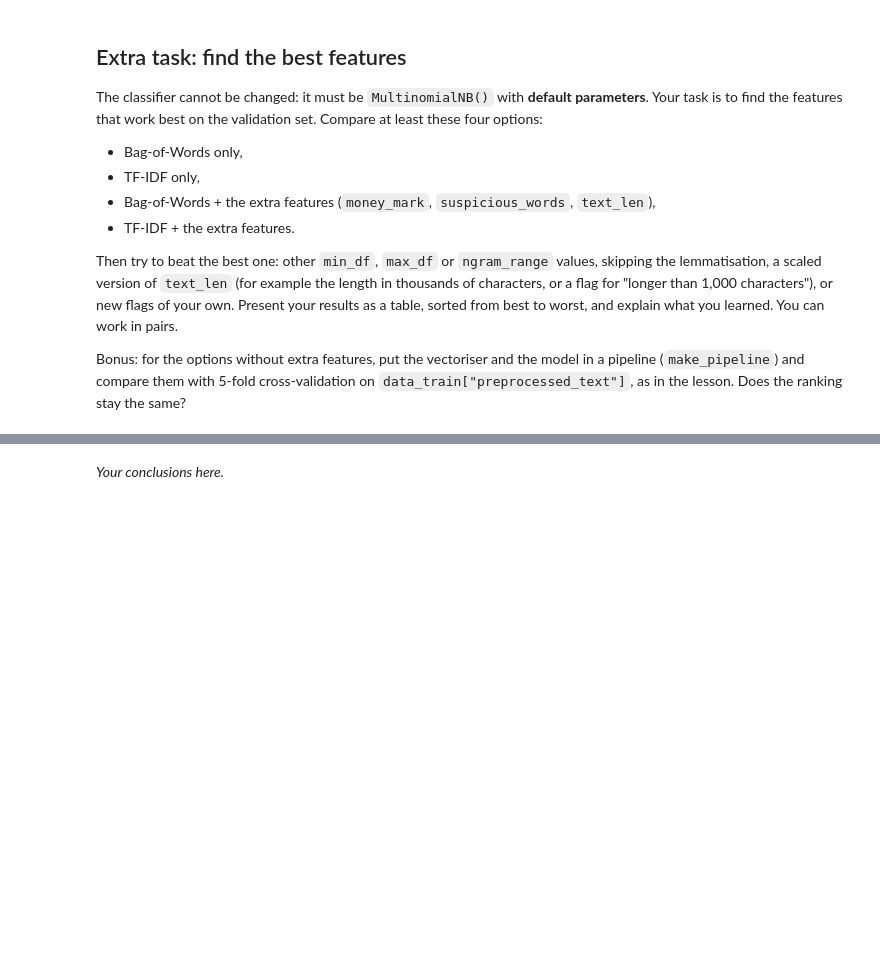
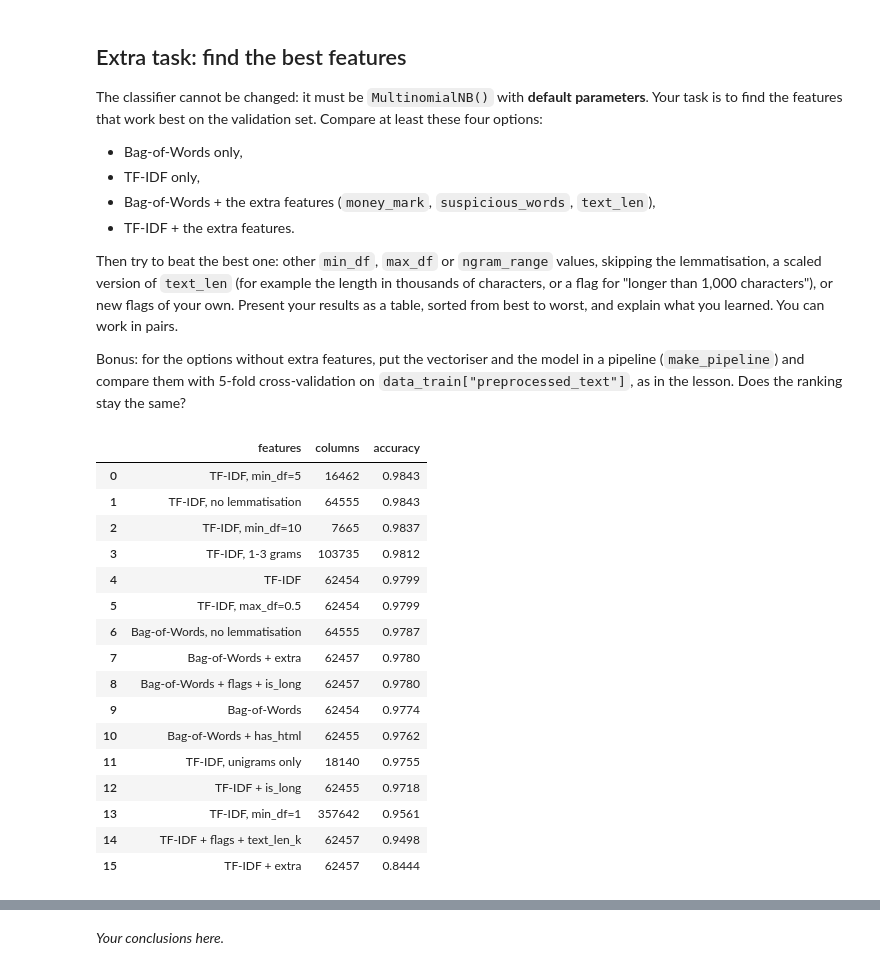
Before and after one commit to ironhack-labs/lab-natural-language-processing, a Jupyter notebook: your-code/main.ipynb, the cells around one changed output, grey strips where cells are left out. Cells and saved outputs as stored; diff of their text form; code cells hidden in the pictures; blank space fills up the shorter version.

```diff
--- a/your-code/main.ipynb
+++ b/your-code/main.ipynb
@@ -121,9 +275,16 @@ Create a column `preprocessed_text` in **both** `data_train` and `data_val`, wit
 3. Apply both functions to `preprocessed_text` in `data_train` and `data_val`. This takes about 20 seconds.
 # %%
 # 1. remove_stopwords
+stop_words = set(stopwords.words("english"))
+def remove_stopwords(text):
+    return " ".join([w for w in text.split() if w not in stop_words])
 
-
+pos = {"J": "a", "V": "v", "R": "r"}
+lemmatizer = WordNetLemmatizer()
 # 2. lemmatize_text
+def lemmatize_text(text):
+    tagged = nltk.pos_tag(word_tokenize(text))
+    return " ".join(lemmatizer.lemmatize(w, pos.get(tag[0], "n")) for w, tag in tagged)
 
 
 print(lemmatize_text(remove_stopwords("the bank managers were transferring the funds and are waiting for your replies")))
@@ -131,5 +294,7 @@ print(lemmatize_text(remove_stopwords("the bank managers were transferring the f
 The result should be `bank manager transfer fund wait reply`.
 # %%
 # 3. Apply both functions to data_train and data_val
+for df in [data_train, data_val]:
+    df["preprocessed_text"] = df["preprocessed_text"].apply(remove_stopwords).apply(lemmatize_text)
 # %% [markdown]
 **Question:** you applied every function to `data_val` exactly as to `data_train`. What would go wrong if you cleaned and lemmatised only the training set?
@@ -141,3 +306,10 @@ The result should be `bank manager transfer fund wait reply`.
 Find the 10 most frequent words of `preprocessed_text` in the normal emails and in the fraudulent emails of `data_train`. You can split the texts and use `collections.Counter`, or fit a `CountVectorizer` on each class and sum its columns.
 # %%
 # The 10 most frequent words per class
+for label, name in [(0, "Normal"), (1, "Fraud")]:
+    texts = data_train.loc[data_train["label"] == label, "preprocessed_text"]
+    cv = CountVectorizer()
+    counts = cv.fit_transform(texts)
+    word_counts = pd.Series(counts.sum(axis=0).A1, index=cv.get_feature_names_out())
+    print(name)
+    print(word_counts.sort_values(ascending=False).head(10), "\n")
@@ -238,3 +578,81 @@ Then try to beat the best one: other `min_df`, `max_df` or `ngram_range` values,
 Bonus: for the options without extra features, put the vectoriser and the model in a pipeline (`make_pipeline`) and compare them with 5-fold cross-validation on `data_train["preprocessed_text"]`, as in the lesson. Does the ranking stay the same?
 # %%
 # Extra task
+from sklearn.pipeline import make_pipeline
+from sklearn.model_selection import cross_val_score
+
+# New columns: the text without lemmatisation, a scaled text_len and a few flags
+for df in [data_train, data_val]:
+    df["no_lemma_text"] = df["text"].apply(clean_html).apply(clean_text).apply(remove_stopwords)
+    df["text_len_k"] = df["text_len"] / 1000                                 # length in thousands of characters
+    df["is_long"] = (df["text_len"] > 1000).astype(int)                     # longer than 1,000 characters
+    df["has_html"] = df["text"].str.contains(r"<[a-zA-Z/]").astype(int)     # contains an HTML tag
+
+def evaluate(name, vectorizer, text_column="preprocessed_text", extra=None):
+    X_tr = vectorizer.fit_transform(data_train[text_column])
+    X_va = vectorizer.transform(data_val[text_column])
+    if extra:
+        X_tr = hstack([X_tr, data_train[extra].to_numpy()]).tocsr()
+        X_va = hstack([X_va, data_val[extra].to_numpy()]).tocsr()
+    pred = MultinomialNB().fit(X_tr, data_train["label"]).predict(X_va)
+    return {"features": name, "columns": X_tr.shape[1], "accuracy": round(accuracy_score(data_val["label"], pred), 4)}
+
+flags = ["money_mark", "suspicious_words"]
+results = [
+    # the four required options
+    evaluate("Bag-of-Words", CountVectorizer(min_df=2, ngram_range=(1, 2))),
+    evaluate("TF-IDF", TfidfVectorizer(min_df=2, ngram_range=(1, 2))),
+    evaluate("Bag-of-Words + extra", CountVectorizer(min_df=2, ngram_range=(1, 2)), extra=extra_columns),
+    evaluate("TF-IDF + extra", TfidfVectorizer(min_df=2, ngram_range=(1, 2)), extra=extra_columns),
+    # other vectoriser settings
+    evaluate("TF-IDF, unigrams only", TfidfVectorizer(min_df=2)),
+    evaluate("TF-IDF, 1-3 grams", TfidfVectorizer(min_df=2, ngram_range=(1, 3))),
+    evaluate("TF-IDF, min_df=1", TfidfVectorizer(min_df=1, ngram_range=(1, 2))),
+    evaluate("TF-IDF, min_df=5", TfidfVectorizer(min_df=5, ngram_range=(1, 2))),
+    evaluate("TF-IDF, min_df=10", TfidfVectorizer(min_df=10, ngram_range=(1, 2))),
+    evaluate("TF-IDF, max_df=0.5", TfidfVectorizer(min_df=2, max_df=0.5, ngram_range=(1, 2))),
+    # skipping the lemmatisation
+    evaluate("TF-IDF, no lemmatisation", TfidfVectorizer(min_df=2, ngram_range=(1, 2)), "no_lemma_text"),
+    evaluate("Bag-of-Words, no lemmatisation", CountVectorizer(min_df=2, ngram_range=(1, 2)), "no_lemma_text"),
+    # scaled text_len and new flags
+    evaluate("TF-IDF + flags + text_len_k", TfidfVectorizer(min_df=2, ngram_range=(1, 2)), extra=flags + ["text_len_k"]),
+    evaluate("TF-IDF + is_long", TfidfVectorizer(min_df=2, ngram_range=(1, 2)), extra=["is_long"]),
+    evaluate("Bag-of-Words + flags + is_long", CountVectorizer(min_df=2, ngram_range=(1, 2)), extra=flags + ["is_long"]),
+    evaluate("Bag-of-Words + has_html", CountVectorizer(min_df=2, ngram_range=(1, 2)), extra=["has_html"]),
+]
+
+display(pd.DataFrame(results).sort_values("accuracy", ascending=False).reset_index(drop=True))
+
+
+# Bonus: 5-fold cross-validation on the training set, for the options without extra features
+pipelines = {
+    "Bag-of-Words": make_pipeline(CountVectorizer(min_df=2, ngram_range=(1, 2)), MultinomialNB()),
+    "TF-IDF": make_pipeline(TfidfVectorizer(min_df=2, ngram_range=(1, 2)), MultinomialNB()),
+    "TF-IDF, unigrams only": make_pipeline(TfidfVectorizer(min_df=2), MultinomialNB()),
+    "TF-IDF, min_df=5": make_pipeline(TfidfVectorizer(min_df=5, ngram_range=(1, 2)), MultinomialNB()),
+}
+
+cv_results = []
+for name, pipeline in pipelines.items():
+    scores = cross_val_score(pipeline, data_train["preprocessed_text"], data_train["label"], cv=5)
+    cv_results.append({"features": name, "cv_mean": round(scores.mean(), 4), "cv_std": round(scores.std(), 4)})
+
+display(pd.DataFrame(cv_results).sort_values("cv_mean", ascending=False).reset_index(drop=True))
+# %% [output]
+|  | features | columns | accuracy |
+| 0 | TF-IDF, min_df=5 | 16462 | 0.9843 |
+| 1 | TF-IDF, no lemmatisation | 64555 | 0.9843 |
+| 2 | TF-IDF, min_df=10 | 7665 | 0.9837 |
+| 3 | TF-IDF, 1-3 grams | 103735 | 0.9812 |
+| 4 | TF-IDF | 62454 | 0.9799 |
+| 5 | TF-IDF, max_df=0.5 | 62454 | 0.9799 |
+| 6 | Bag-of-Words, no lemmatisation | 64555 | 0.9787 |
+| 7 | Bag-of-Words + extra | 62457 | 0.9780 |
+| 8 | Bag-of-Words + flags + is_long | 62457 | 0.9780 |
+| 9 | Bag-of-Words | 62454 | 0.9774 |
+| 10 | Bag-of-Words + has_html | 62455 | 0.9762 |
+| 11 | TF-IDF, unigrams only | 18140 | 0.9755 |
+| 12 | TF-IDF + is_long | 62455 | 0.9718 |
+| 13 | TF-IDF, min_df=1 | 357642 | 0.9561 |
+| 14 | TF-IDF + flags + text_len_k | 62457 | 0.9498 |
+| 15 | TF-IDF + extra | 62457 | 0.8444 |
```
Also changed, not shown: parts of 31 cells of this notebook.
